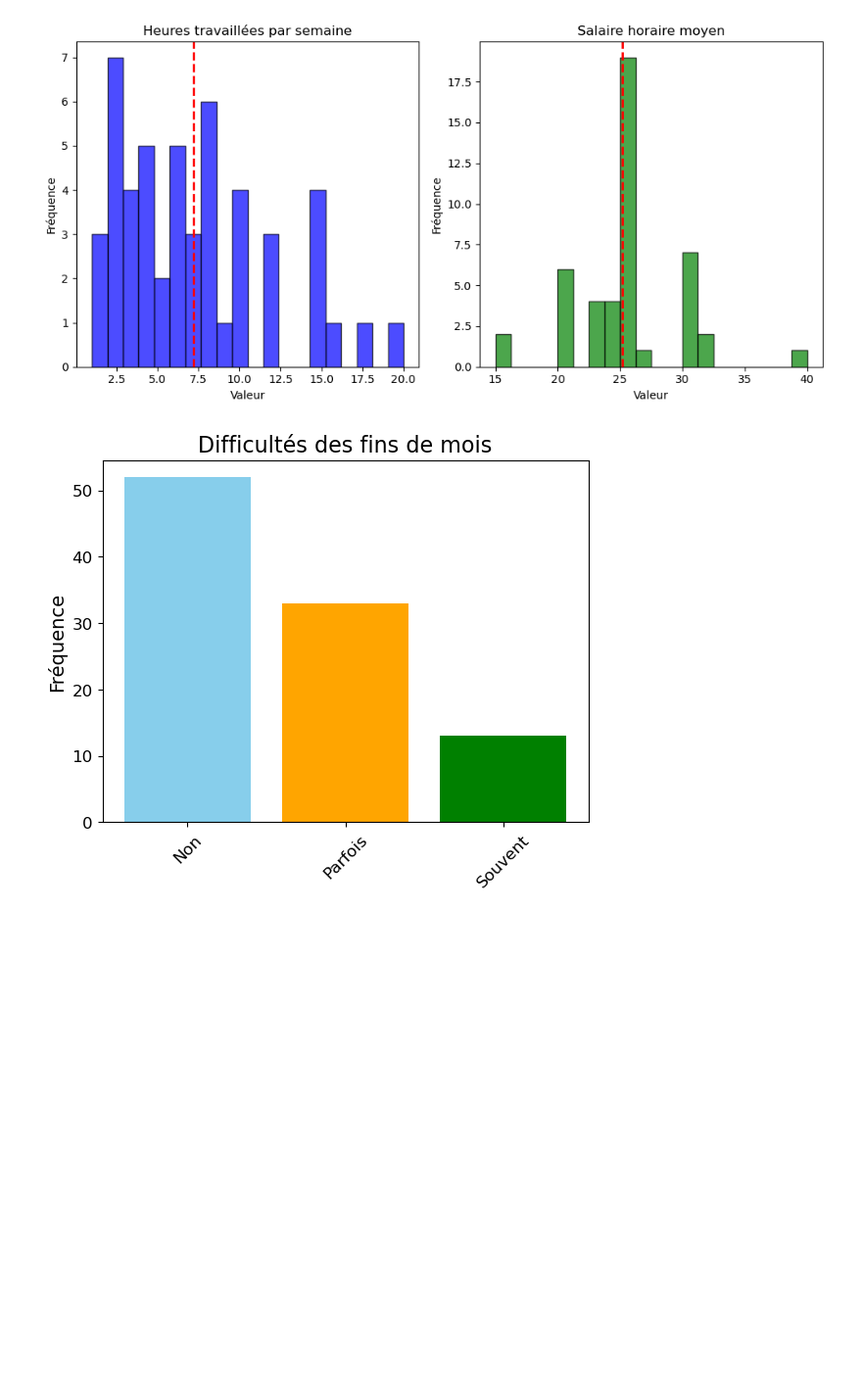
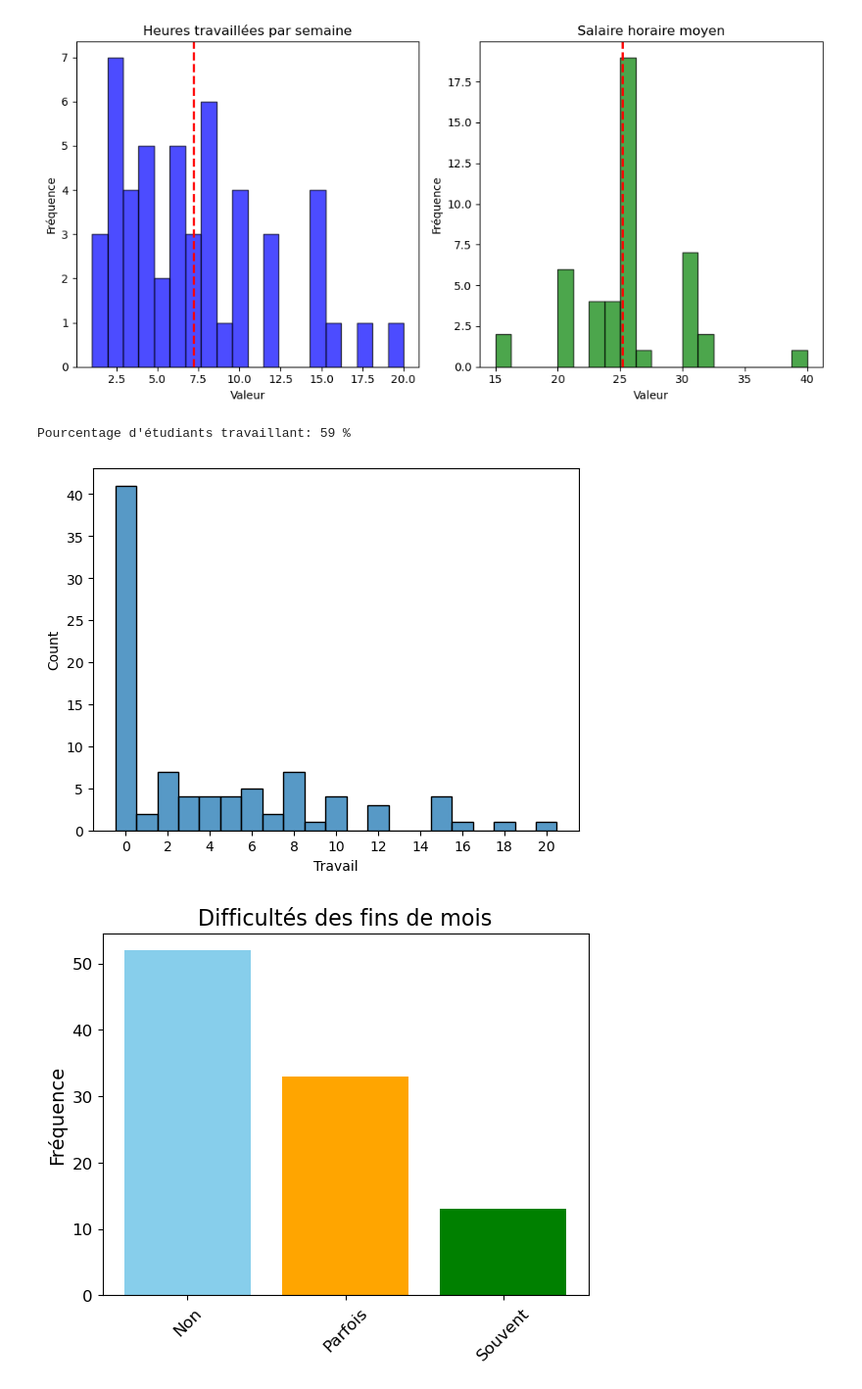
Before and after one commit to ClarissePierre/Precarite_Analyse, a Jupyter notebook: analyse.ipynb, the cells around one changed output. Shown: that part at 98% size. Saved outputs shown, nothing was run; the diff lists cells and outputs as text; code cells hidden in the pictures; blank space fills up the shorter version.

```diff
--- a/analyse.ipynb
+++ b/analyse.ipynb
@@ -225,6 +225,15 @@ for i in data.index:
         Depressed.append(0)
 
 data['SM_déprimé']=Depressed
+
+Angr=data['Santé mentale'].str.contains('Angry')
+for i in data.index:
+    if Angr[i]==True:
+        Angry.append(1)
+    else:
+        Angry.append(0)
+
+data['SM_angry']=Angry
 # %%
 #Pk raviolis
 
@@ -435,3 +442,14 @@ plt.show()
+# %%
+# Pourcentage d'étudiants qui travaillent?
+# Distribution heures de travail
+
+sns.histplot(data=data, x='Travail', bins=21, discrete=True)
+plt.xticks([0,2,4,6,8,10,12,14,16,18,20 ])
+Travailleur= np.size(data[data['Travail'] != 0.0],0)
+print("Pourcentage d'étudiants travaillant:", Travailleur, '%')
+# %% [output]
+Pourcentage d'étudiants travaillant: 59 %
+[figure, added]
 # %%
 # Fins de mois difficiles
 
```
Also changed, not shown: parts of 3 cells of this notebook.
